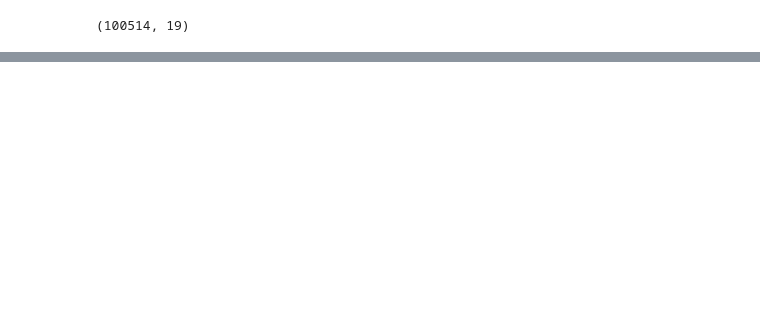
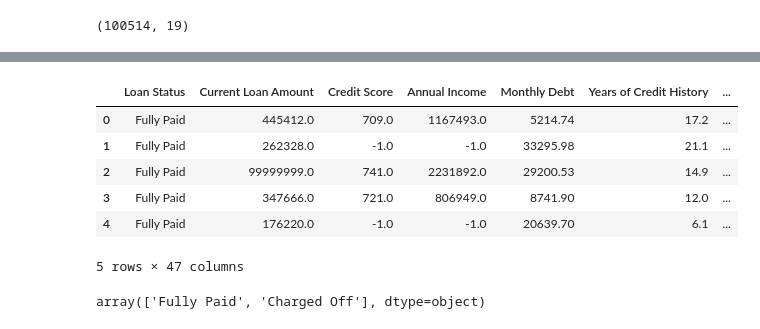
Before and after one commit to baaraban/responsible_DS_project, a Jupyter notebook: preprocessing/loan_data_preprocessing.ipynb, the cells around one changed output, grey strips where cells are left out. Saved outputs shown, nothing was run; the diff lists cells and outputs as text; code cells hidden in the pictures; blank space fills up the shorter version.

Commit message:
Implement loan data data preprocessing

```diff
--- a/preprocessing/loan_data_preprocessing.ipynb
+++ b/preprocessing/loan_data_preprocessing.ipynb
@@ -59,0 +36,10 @@ dataset = pd.get_dummies(dataset).head()
+# %%
+columns_nan_rows_delete = ['Loan Status']
+# %%
+for column in dataset.columns:
+    print(f"Percentage of NaN in {column} column")
+    nans = dataset[column].isnull()
+    print(nans.mean())
+    if column in columns_nan_rows_delete:
+        dataset = dataset[np.logical_not(nans)]
+        print(f"After deletion {dataset[column].isnull().mean()}")
@@ -60,2 +64,27 @@ dataset = pd.get_dummies(dataset).head()
 # %%
 dataset = dataset.fillna(-1)
+# %%
+categorical_columns = [
+    'Term',
+    'Years in current job',
+    'Home Ownership',
+    'Purpose'
+]
+# %%
+for column in categorical_columns:
+    doomed = pd.get_dummies(dataset[column], prefix=column)
+    dataset = pd.concat([dataset, doomed], axis = 1).drop([column], axis=1)
+# %%
+dataset.head()
+# %% [output]
+|  | Loan Status | Current Loan Amount | Credit Score | Annual Income | Monthly Debt | Years of Credit History | ... |
+| 0 | Fully Paid | 445412.0 | 709.0 | 1167493.0 | 5214.74 | 17.2 | ... |
+| 1 | Fully Paid | 262328.0 | -1.0 | -1.0 | 33295.98 | 21.1 | ... |
+| 2 | Fully Paid | 99999999.0 | 741.0 | 2231892.0 | 29200.53 | 14.9 | ... |
+| 3 | Fully Paid | 347666.0 | 721.0 | 806949.0 | 8741.90 | 12.0 | ... |
+| 4 | Fully Paid | 176220.0 | -1.0 | -1.0 | 20639.70 | 6.1 | ... |
+5 rows × 47 columns
+# %%
+dataset['Loan Status'].unique()
+# %% [output]
+array(['Fully Paid', 'Charged Off'], dtype=object)
```
Also changed, not shown: parts of 10 cells of this notebook, 1 other file.
